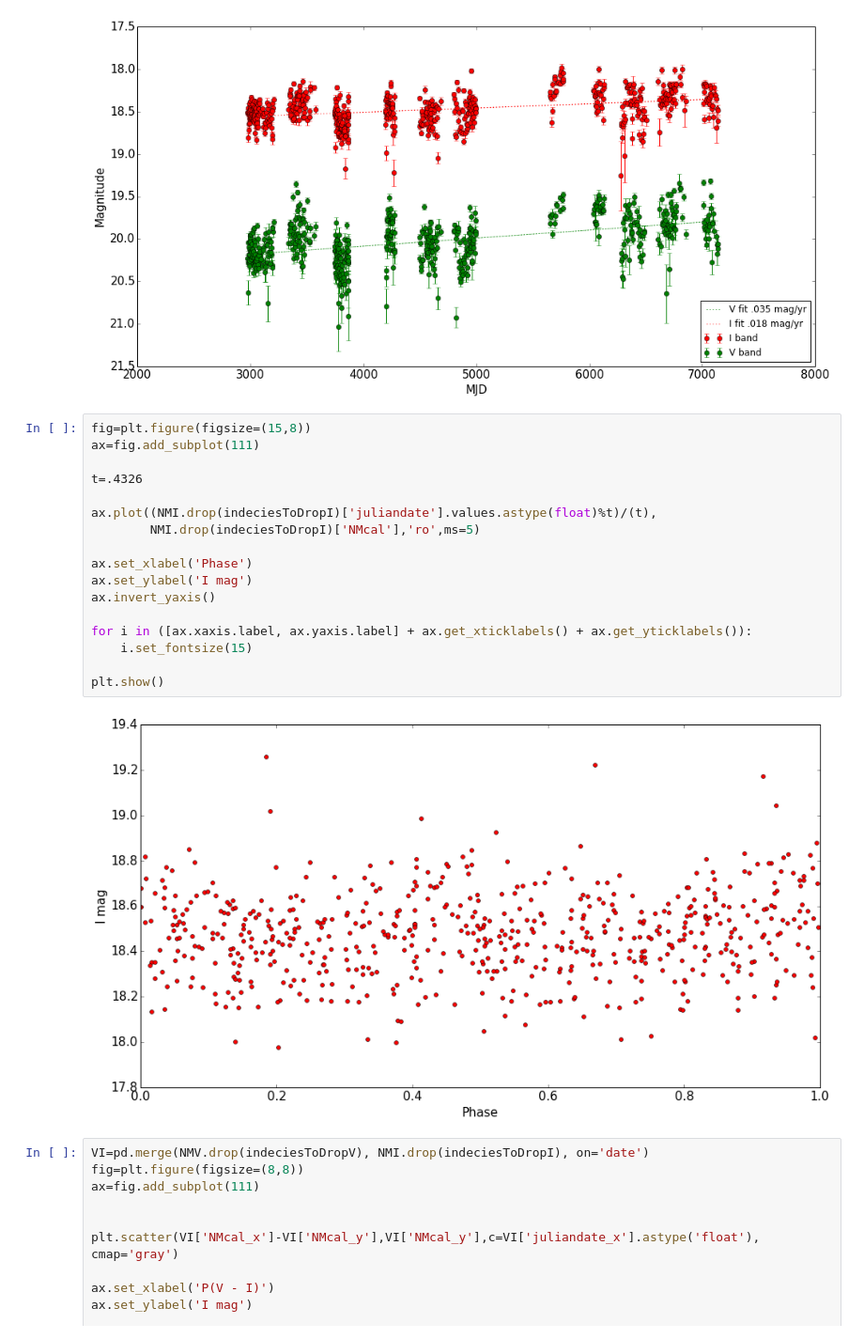
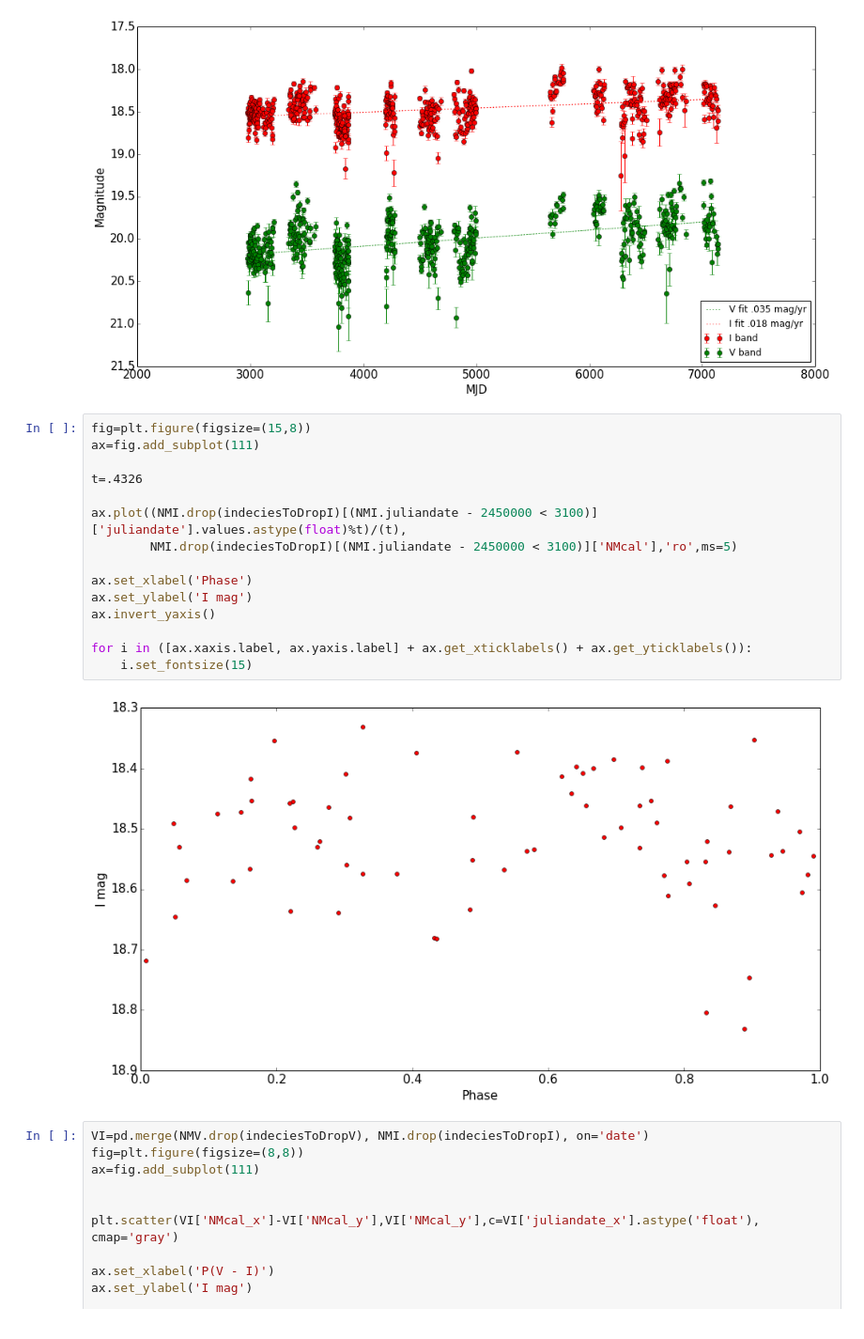
Before and after one commit to ih64/NovaMusca, a Jupyter notebook: McClintock Nova Musca.ipynb, the cells around one changed output. Shown at 94% size. Drawn from its saved outputs; the diff is of its cells as text.

Commit message:
light curves
mcclintock et al requested some light curves so i made them

```diff
--- a/McClintock Nova Musca.ipynb
+++ b/McClintock Nova Musca.ipynb
@@ -206,22 +212,20 @@ for i in ([ax.xaxis.label, ax.yaxis.label] + ax.get_xticklabels() + ax.get_ytick
 # %%
 fig=plt.figure(figsize=(15,8))
 ax=fig.add_subplot(111)
 
 t=.4326
 
-ax.plot((NMI.drop(indeciesToDropI)['juliandate'].values.astype(float)%t)/(t),
-        NMI.drop(indeciesToDropI)['NMcal'],'ro',ms=5)
+ax.plot((NMI.drop(indeciesToDropI)[(NMI.juliandate - 2450000 < 3100)]['juliandate'].values.astype(float)%t)/(t),
+        NMI.drop(indeciesToDropI)[(NMI.juliandate - 2450000 < 3100)]['NMcal'],'ro',ms=5)
 
 ax.set_xlabel('Phase')
 ax.set_ylabel('I mag')
 ax.invert_yaxis()
 
 for i in ([ax.xaxis.label, ax.yaxis.label] + ax.get_xticklabels() + ax.get_yticklabels()):
     i.set_fontsize(15)
-
-plt.show()
 # %% [output]
-[figure, old version]
+[figure, new version]
 # %%
 VI=pd.merge(NMV.drop(indeciesToDropV), NMI.drop(indeciesToDropI), on='date')
 fig=plt.figure(figsize=(8,8))
```
Also changed, not shown: parts of 7 cells of this notebook, 4 other files.
